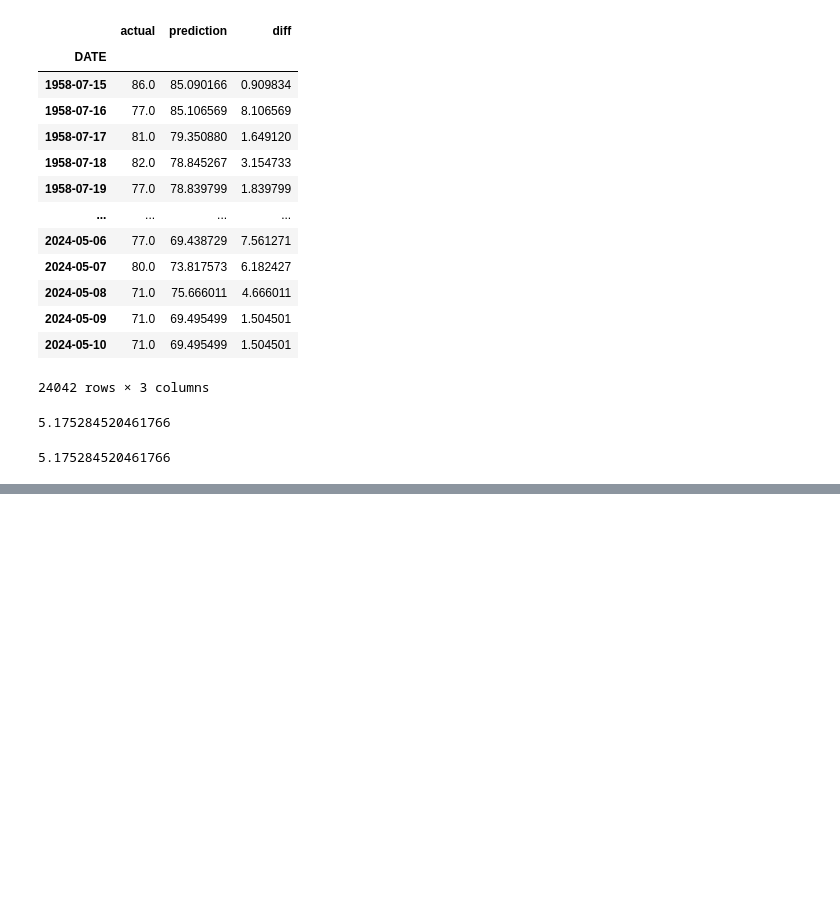
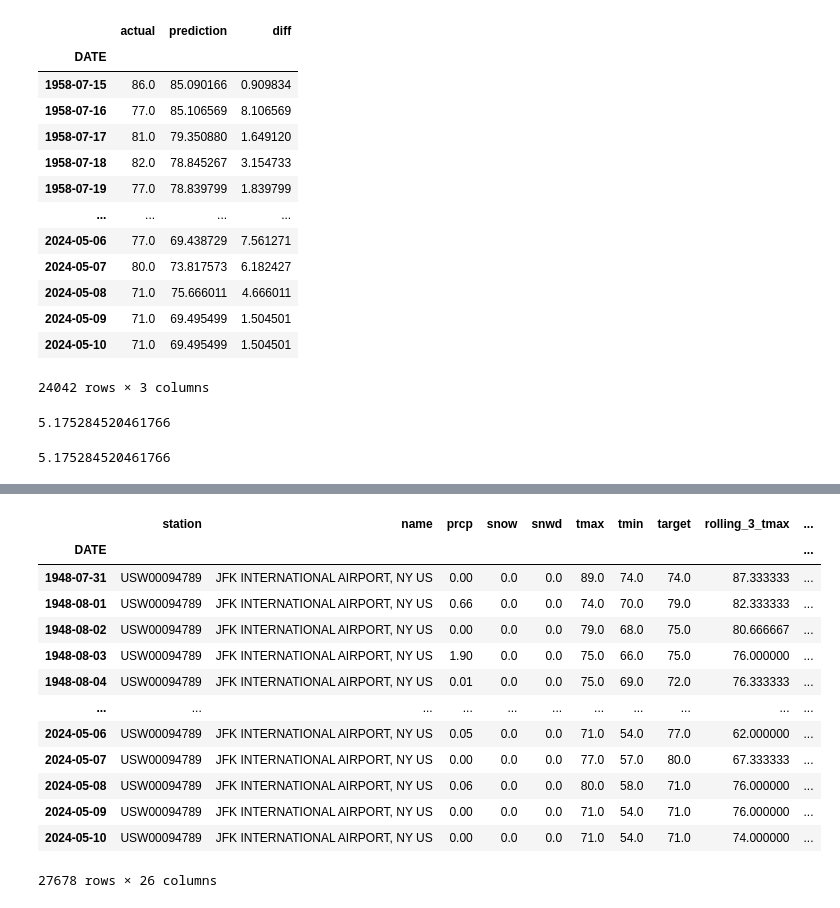
Before and after one commit to Mohsen-Fahimi/Weather-Prediction, a Jupyter notebook: Predict.ipynb, the cells around one changed output, grey strips where cells are left out. Saved outputs shown, nothing was run; the diff lists cells and outputs as text; code cells hidden in the pictures; blank space fills up the shorter version.

```diff
--- a/Predict.ipynb
+++ b/Predict.ipynb
@@ -270,0 +304,30 @@ predictions["diff"].mean()
+# %%
+# Remove the first 14 days of data due to lack of previous days' data
+weather = weather.iloc[14:,:]
+# %%
+# Fill missing values in the weather DataFrame with zeros
+weather = weather.fillna(0)
+# %%
+# Calculate expanding mean for each month and day of the year for temperature and precipitation columns
+def expand_mean(df) :
+    return df.expanding(1).mean()
+for col in ["tmax", "tmin", "prcp"]:
+    weather[f"month_avg_{col}"] = weather[col].groupby(weather.index.month, group_keys=False).apply(expand_mean)
+    weather[f"day_avg_{col}"] = weather[col].groupby(weather.index.day_of_year, group_keys=False).apply(expand_mean)
+# %%
+weather
+# %% [output]
+|  | station | name | prcp | snow | snwd | tmax | tmin | target | rolling_3_tmax | ... |
+| DATE |  |  |  |  |  |  |  |  |  | ... |
+| 1948-07-31 | USW00094789 | JFK INTERNATIONAL AIRPORT, NY US | 0.00 | 0.0 | 0.0 | 89.0 | 74.0 | 74.0 | 87.333333 | ... |
+| 1948-08-01 | USW00094789 | JFK INTERNATIONAL AIRPORT, NY US | 0.66 | 0.0 | 0.0 | 74.0 | 70.0 | 79.0 | 82.333333 | ... |
+| 1948-08-02 | USW00094789 | JFK INTERNATIONAL AIRPORT, NY US | 0.00 | 0.0 | 0.0 | 79.0 | 68.0 | 75.0 | 80.666667 | ... |
+| 1948-08-03 | USW00094789 | JFK INTERNATIONAL AIRPORT, NY US | 1.90 | 0.0 | 0.0 | 75.0 | 66.0 | 75.0 | 76.000000 | ... |
+| 1948-08-04 | USW00094789 | JFK INTERNATIONAL AIRPORT, NY US | 0.01 | 0.0 | 0.0 | 75.0 | 69.0 | 72.0 | 76.333333 | ... |
+| ... | ... | ... | ... | ... | ... | ... | ... | ... | ... | ... |
+| 2024-05-06 | USW00094789 | JFK INTERNATIONAL AIRPORT, NY US | 0.05 | 0.0 | 0.0 | 71.0 | 54.0 | 77.0 | 62.000000 | ... |
+| 2024-05-07 | USW00094789 | JFK INTERNATIONAL AIRPORT, NY US | 0.00 | 0.0 | 0.0 | 77.0 | 57.0 | 80.0 | 67.333333 | ... |
+| 2024-05-08 | USW00094789 | JFK INTERNATIONAL AIRPORT, NY US | 0.06 | 0.0 | 0.0 | 80.0 | 58.0 | 71.0 | 76.000000 | ... |
+| 2024-05-09 | USW00094789 | JFK INTERNATIONAL AIRPORT, NY US | 0.00 | 0.0 | 0.0 | 71.0 | 54.0 | 71.0 | 76.000000 | ... |
+| 2024-05-10 | USW00094789 | JFK INTERNATIONAL AIRPORT, NY US | 0.00 | 0.0 | 0.0 | 71.0 | 54.0 | 71.0 | 74.000000 | ... |
+27678 rows × 26 columns
```
Also changed, not shown: parts of 5 cells of this notebook.
